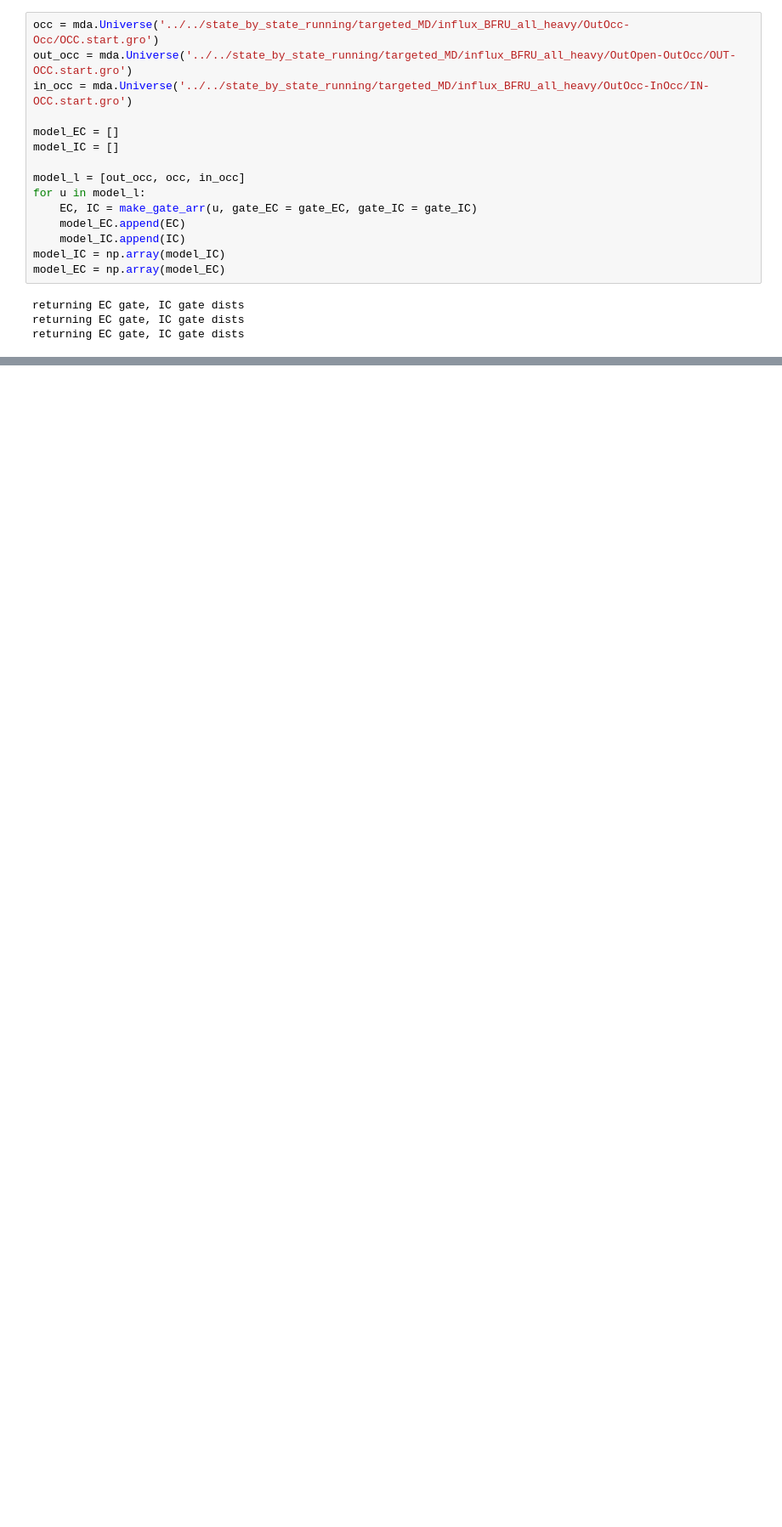
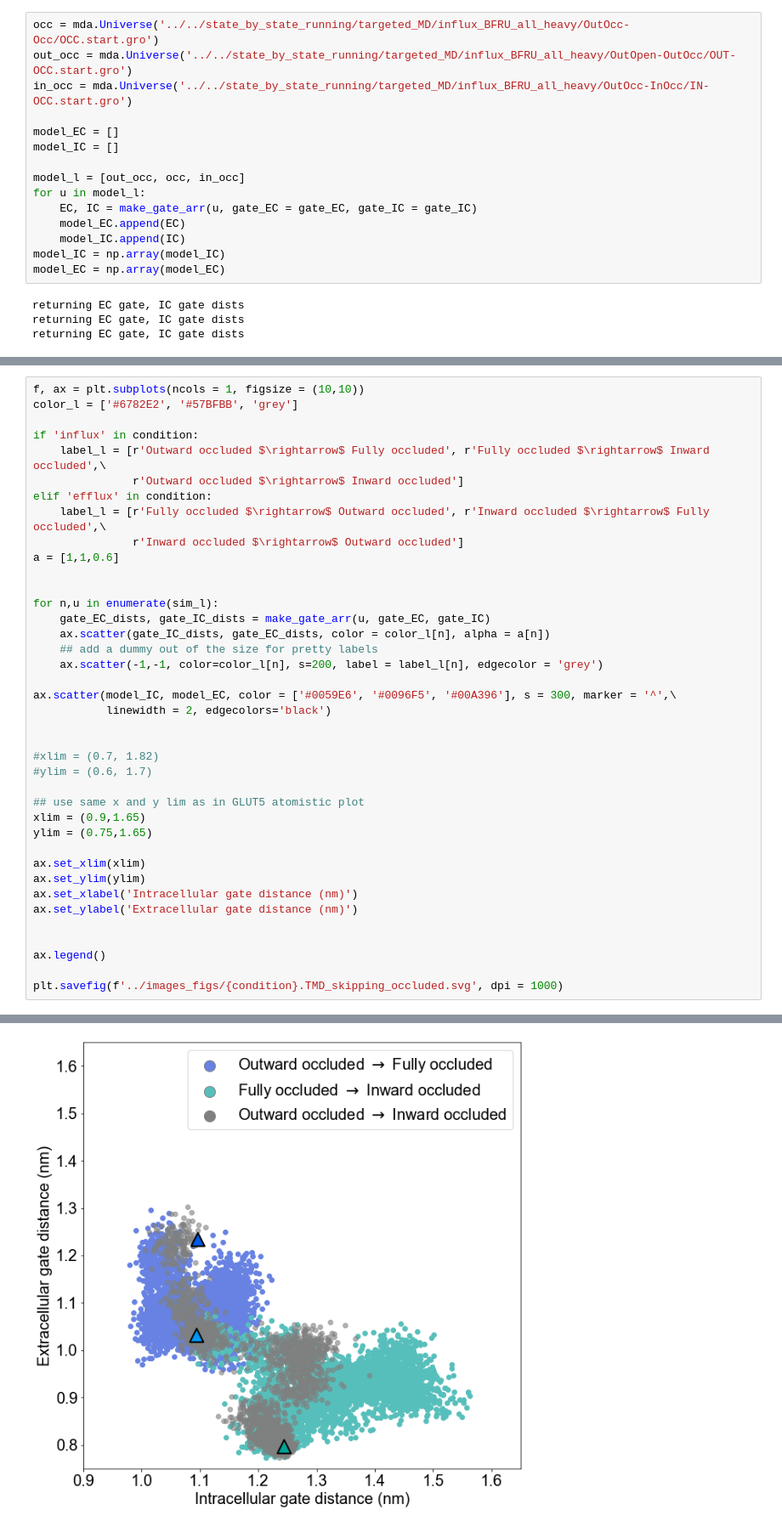
Before and after one commit to semccomas/GLUT5_string, a Jupyter notebook: steered/analysis/scripts/skipping_occluded_for_paper.ipynb, the cells around one changed output, grey strips where cells are left out. Shown at 85% size. Saved outputs shown, nothing was run; the diff lists cells and outputs as text; blank space fills up the shorter version.

```diff
--- a/steered/analysis/scripts/skipping_occluded_for_paper.ipynb
+++ b/steered/analysis/scripts/skipping_occluded_for_paper.ipynb
@@ -136,0 +99,40 @@ returning EC gate, IC gate dists
+# %%
+f, ax = plt.subplots(ncols = 1, figsize = (10,10))
+color_l = ['#6782E2', '#57BFBB', 'grey']
+
+if 'influx' in condition:
+    label_l = [r'Outward occluded $\rightarrow$ Fully occluded', r'Fully occluded $\rightarrow$ Inward occluded',\
+               r'Outward occluded $\rightarrow$ Inward occluded']
+elif 'efflux' in condition:
+    label_l = [r'Fully occluded $\rightarrow$ Outward occluded', r'Inward occluded $\rightarrow$ Fully occluded',\
+               r'Inward occluded $\rightarrow$ Outward occluded']
+a = [1,1,0.6]
+
+
+for n,u in enumerate(sim_l):
+    gate_EC_dists, gate_IC_dists = make_gate_arr(u, gate_EC, gate_IC)
+    ax.scatter(gate_IC_dists, gate_EC_dists, color = color_l[n], alpha = a[n])
+    ## add a dummy out of the size for pretty labels
+    ax.scatter(-1,-1, color=color_l[n], s=200, label = label_l[n], edgecolor = 'grey')
+
+ax.scatter(model_IC, model_EC, color = ['#0059E6', '#0096F5', '#00A396'], s = 300, marker = '^',\
+           linewidth = 2, edgecolors='black')
+
+
+#xlim = (0.7, 1.82)
+#ylim = (0.6, 1.7)
+
+## use same x and y lim as in GLUT5 atomistic plot
+xlim = (0.9,1.65)
+ylim = (0.75,1.65)
+
+ax.set_xlim(xlim)
+ax.set_ylim(ylim)
+ax.set_xlabel('Intracellular gate distance (nm)')
+ax.set_ylabel('Extracellular gate distance (nm)')
+
+
+ax.legend()
+
+plt.savefig(f'../images_figs/{condition}.TMD_skipping_occluded.svg', dpi = 1000)
+# %% [output]
@@ -136,0 +142 @@ returning EC gate, IC gate dists
+[figure, added]
```
Also changed, not shown: parts of 5 cells of this notebook, 6 other files.
